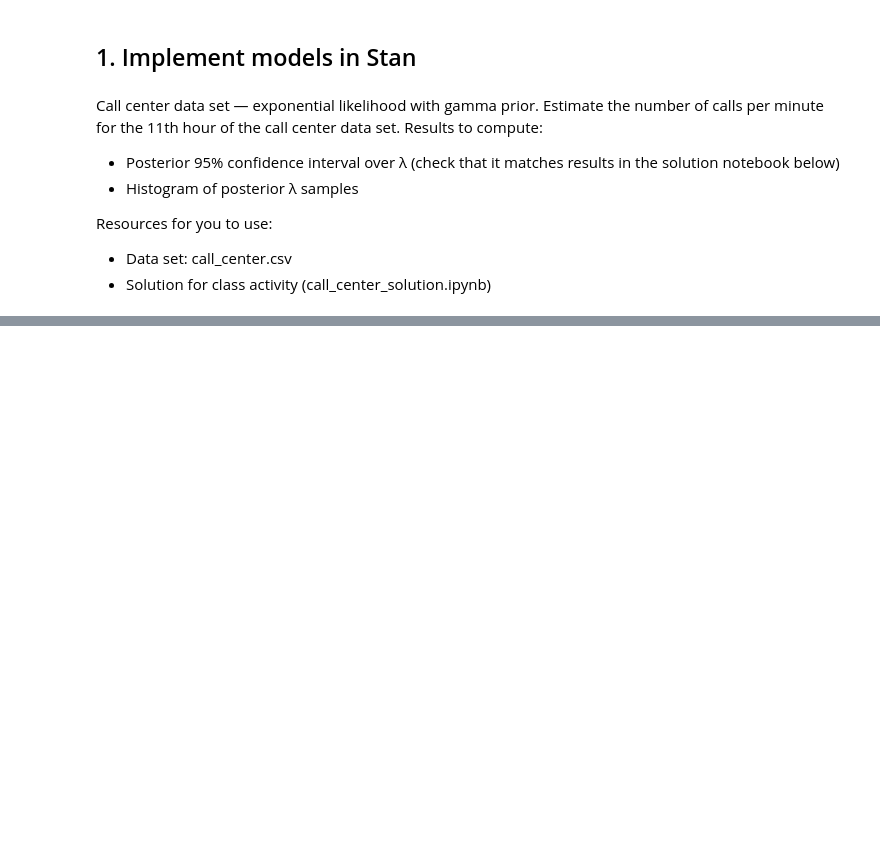
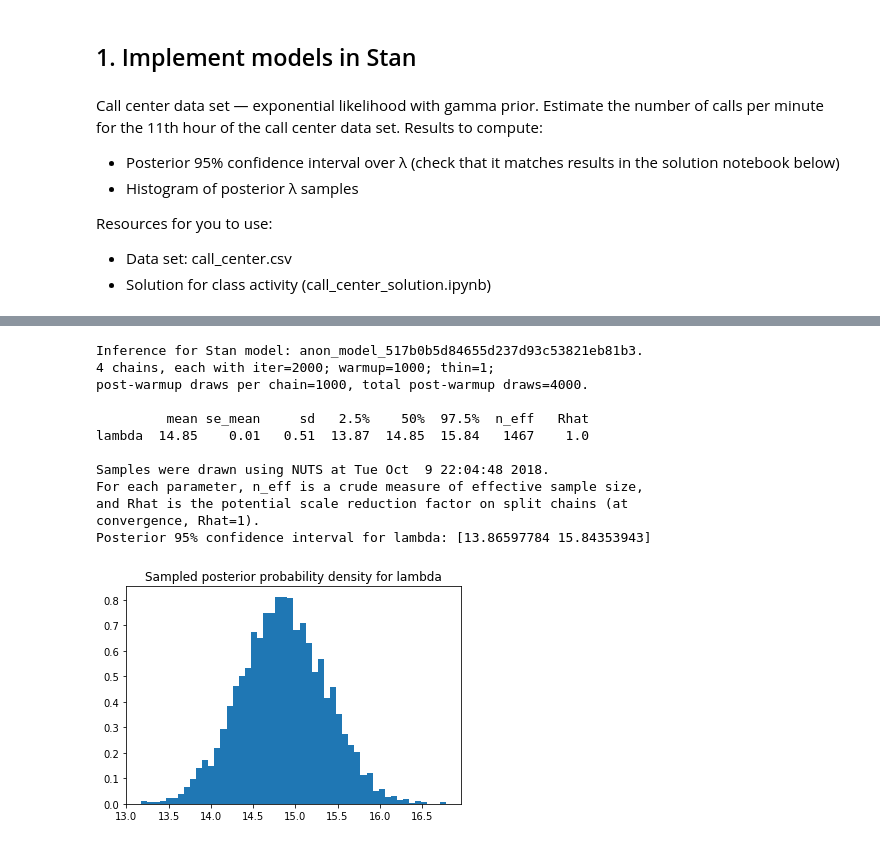
Before and after one commit to thetruejacob/CS146, a Jupyter notebook: Assignment 3/Assignment 3.ipynb, the cells around one changed output, grey strips where cells are left out. Saved outputs shown, nothing was run; the diff lists cells and outputs as text; code cells hidden in the pictures; blank space fills up the shorter version.

```diff
--- a/Assignment 3/Assignment 3.ipynb
+++ b/Assignment 3/Assignment 3.ipynb
@@ -56,0 +59,30 @@ INFO:pystan:COMPILING THE C++ CODE FOR MODEL anon_model_baca347906b172d5959c19aa
+# %%
+data = {'N': len(waiting_times_per_hour[11]),
+        'y': waiting_times_per_hour[11],
+        'alpha': 1,
+       'beta': 0.25}
+
+stan_results = stan_model.sampling(data=data)
+print(stan_results.stansummary(pars=['lambda'], probs=[0.025, 0.5, 0.975]))
+
+posterior_samples = stan_results.extract()
+plt.hist(posterior_samples['lambda'], bins=50, density=True)
+plt.title('Sampled posterior probability density for lambda')
+print("Posterior 95% confidence interval for lambda:", np.percentile(posterior_samples['lambda'], [2.5, 97.5]))
+plt.show()
+
+# stan_model = pystan.stan(model_code=stan_code, data = data, init='init_r', iter=100000, warmup=1000, chains=4)
+# %% [output]
+Inference for Stan model: anon_model_517b0b5d84655d237d93c53821eb81b3.
+4 chains, each with iter=2000; warmup=1000; thin=1;
+post-warmup draws per chain=1000, total post-warmup draws=4000.
+
+         mean se_mean     sd   2.5%    50%  97.5%  n_eff   Rhat
+lambda  14.85    0.01   0.51  13.87  14.85  15.84   1467    1.0
+
+Samples were drawn using NUTS at Tue Oct  9 22:04:48 2018.
+For each parameter, n_eff is a crude measure of effective sample size,
+and Rhat is the potential scale reduction factor on split chains (at
+convergence, Rhat=1).
+Posterior 95% confidence interval for lambda: [13.86597784 15.84353943]
+[figure, added]
```
Also changed, not shown: parts of 22 cells of this notebook, 4 other files.
